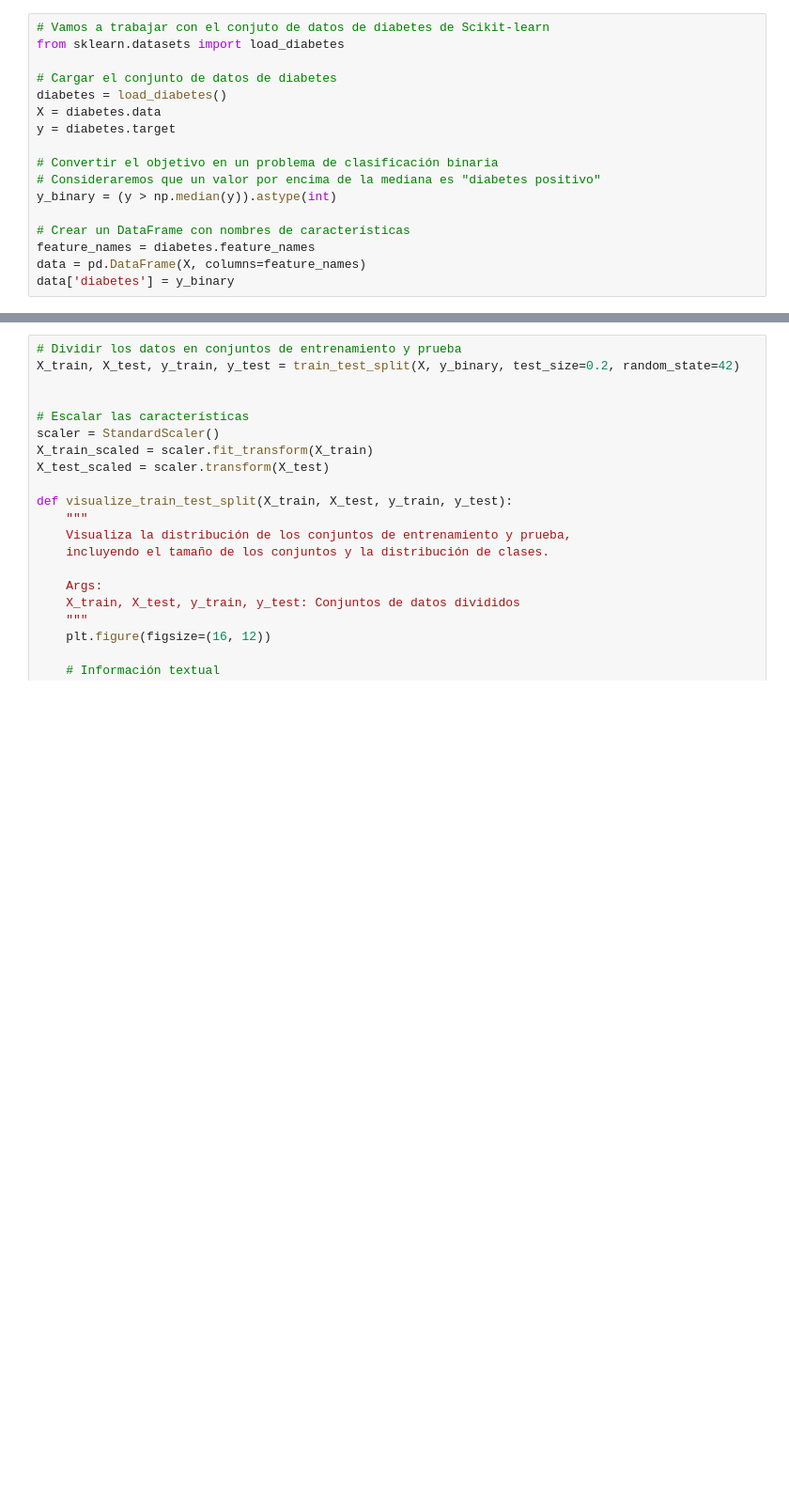
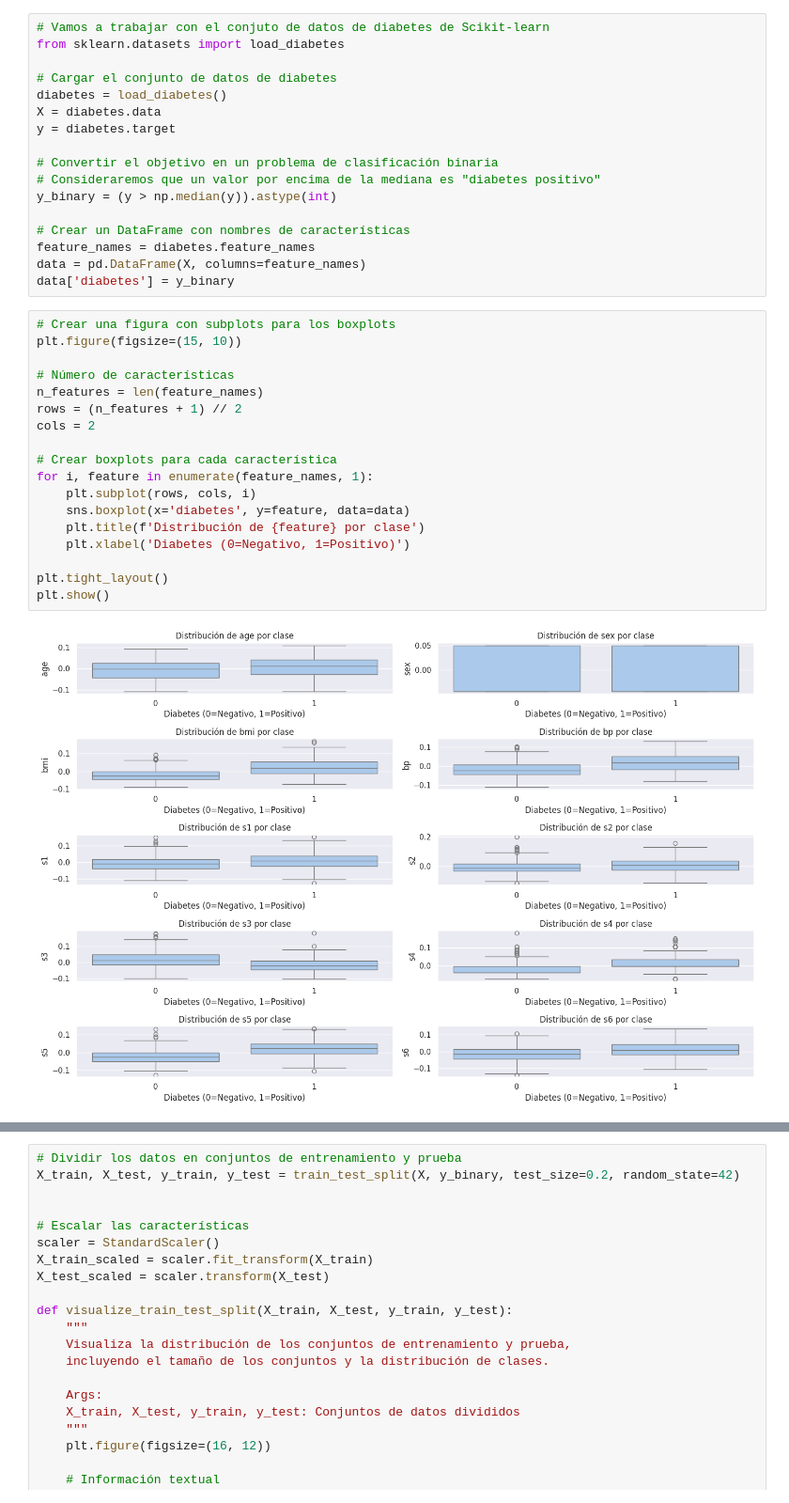
Before and after one commit to txusser/Master_IA_Sanidad, a Jupyter notebook: Modulo_2/2_3_4_Modelado_y_evaluación_de_resultados.ipynb, the cells around one changed output, grey strips where cells are left out. Shown at 94% size. Saved outputs shown, nothing was run; the diff lists cells and outputs as text; blank space fills up the shorter version.

```diff
--- a/Modulo_2/2_3_4_Modelado_y_evaluación_de_resultados.ipynb
+++ b/Modulo_2/2_3_4_Modelado_y_evaluación_de_resultados.ipynb
@@ -33,3 +35,23 @@ y_binary = (y > np.median(y)).astype(int)
 feature_names = diabetes.feature_names
 data = pd.DataFrame(X, columns=feature_names)
 data['diabetes'] = y_binary
+# %%
+# Crear una figura con subplots para los boxplots
+plt.figure(figsize=(15, 10))
+
+# Número de características
+n_features = len(feature_names)
+rows = (n_features + 1) // 2
+cols = 2
+
+# Crear boxplots para cada característica
+for i, feature in enumerate(feature_names, 1):
+    plt.subplot(rows, cols, i)
+    sns.boxplot(x='diabetes', y=feature, data=data)
+    plt.title(f'Distribución de {feature} por clase')
+    plt.xlabel('Diabetes (0=Negativo, 1=Positivo)')
+
+plt.tight_layout()
+plt.show()
+# %% [output]
+[figure, added]
```
Also changed, not shown: parts of 3 cells of this notebook.
